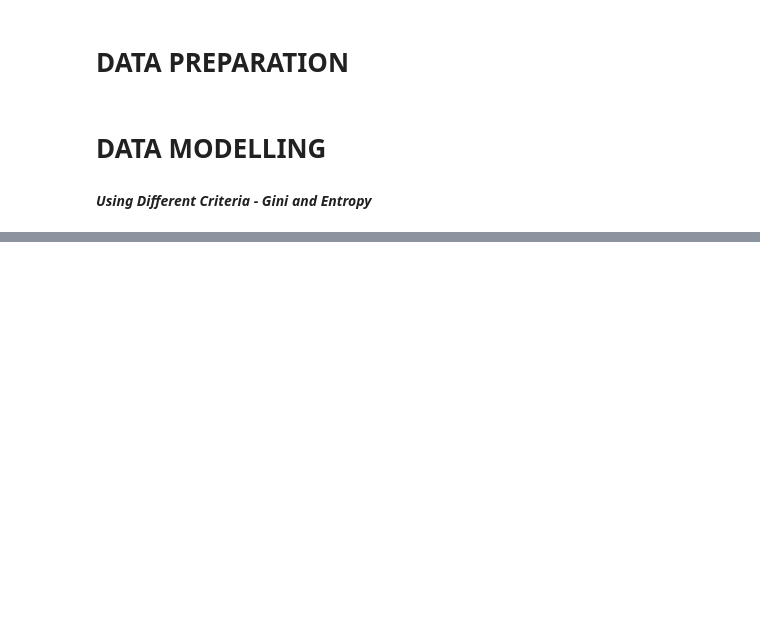
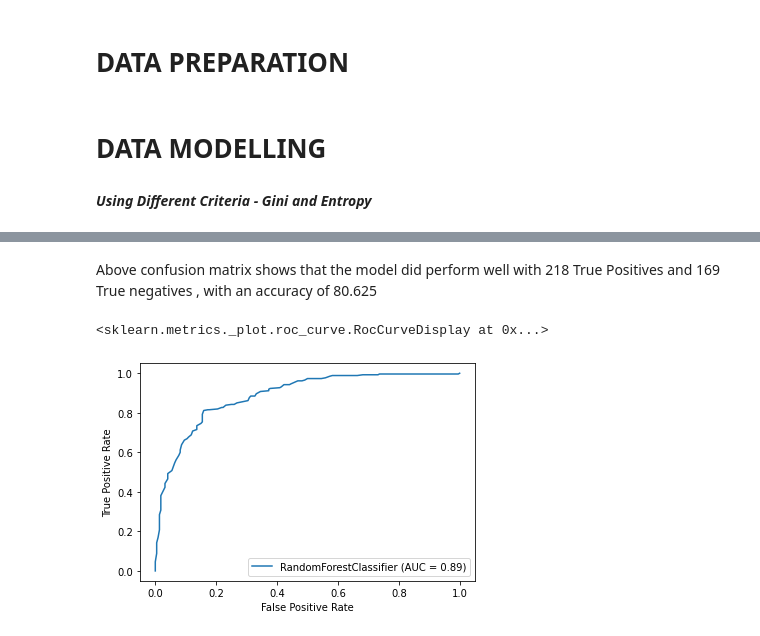
Before and after one commit to choureymanas/Red-WIne-Quality-Classification, a Jupyter notebook: red-wine-quality-prediction.ipynb, the cells around one changed output, grey strips where cells are left out. Cells and saved outputs as stored; diff of their text form; code cells hidden in the pictures; blank space fills up the shorter version.

```diff
--- a/red-wine-quality-prediction.ipynb
+++ b/red-wine-quality-prediction.ipynb
@@ -247,0 +259,8 @@ From above plots we can see gini performing better than entropy for both f1score
+# %% [markdown]
+Above confusion matrix shows that the model did perform well with 218 True Positives and 169 True negatives , with an accuracy of 80.625
+# %%
+from sklearn.metrics import plot_roc_curve
+plot_roc_curve(rf_gini, X_test, Y_test)
+# %% [output]
+<sklearn.metrics._plot.roc_curve.RocCurveDisplay at 0x...>
+[figure, added]
```
Also changed, not shown: parts of 6 cells of this notebook.
